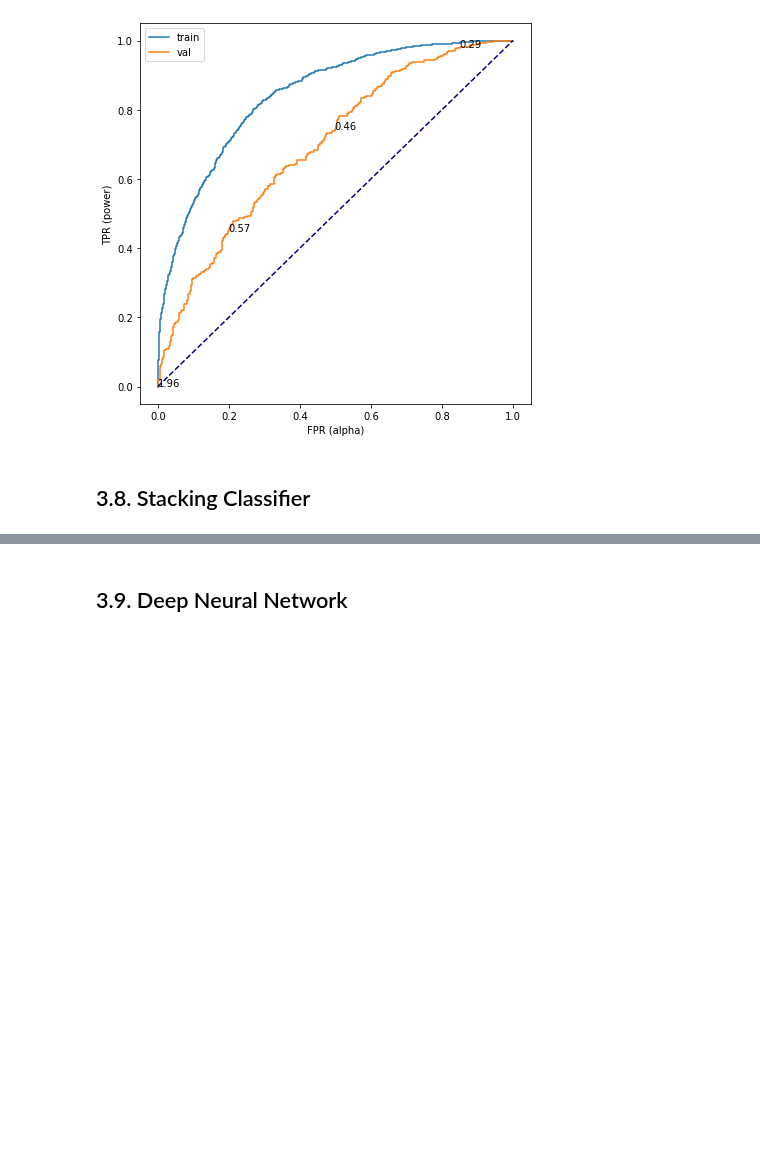
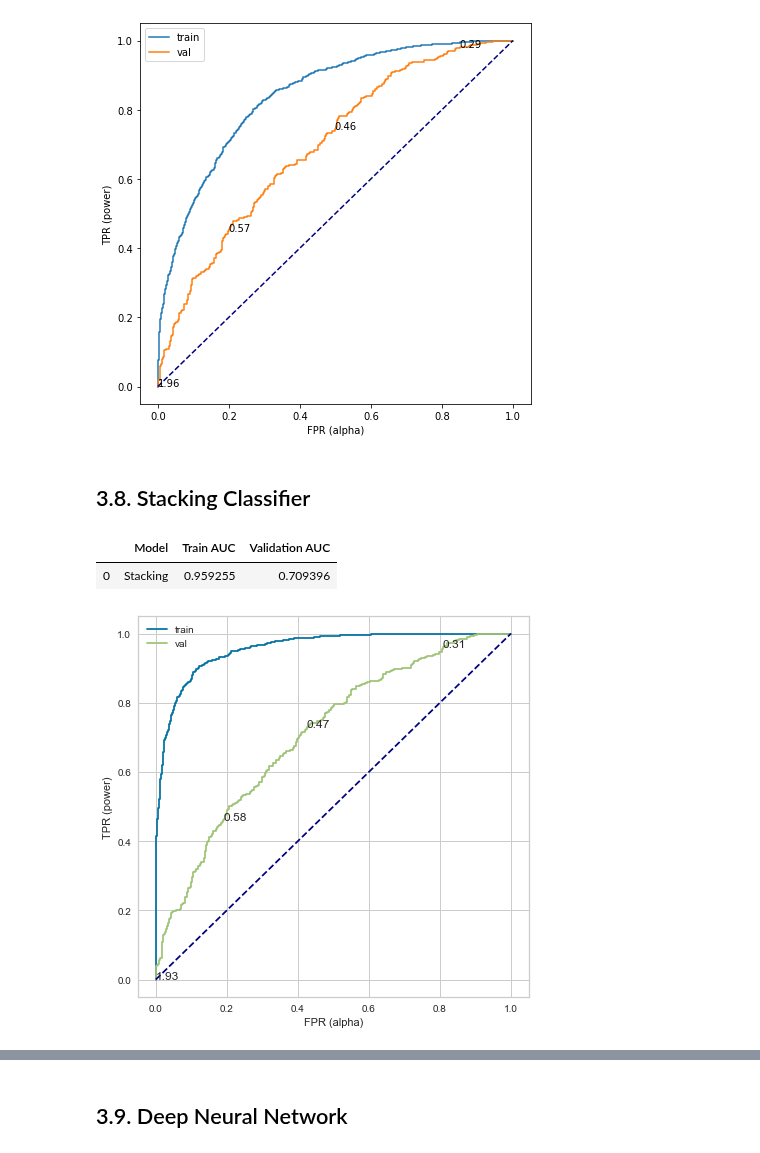
Before and after one commit to ravimalde/ufc_fight_predictor, a Jupyter notebook: modelling.ipynb, the cells around one changed output, grey strips where cells are left out. Cells and saved outputs as stored; diff of their text form; code cells hidden in the pictures; blank space fills up the shorter version.

```diff
--- a/modelling.ipynb
+++ b/modelling.ipynb
@@ -234,3 +243,9 @@ xgboost.ensemble_get_scores({}, skf)
+# %%
+stacking1.ensemble_get_scores({}, skf)
+# %% [output]
+|  | Model | Train AUC | Validation AUC |
+| 0 | Stacking | 0.959255 | 0.709396 |
+[figure, added]
 # %%
 estimators = [('svm', svm1.best_model),
               ('rnd', rand_forr2.best_model),
```
Also changed, not shown: parts of 4 cells of this notebook, 1 other file.
